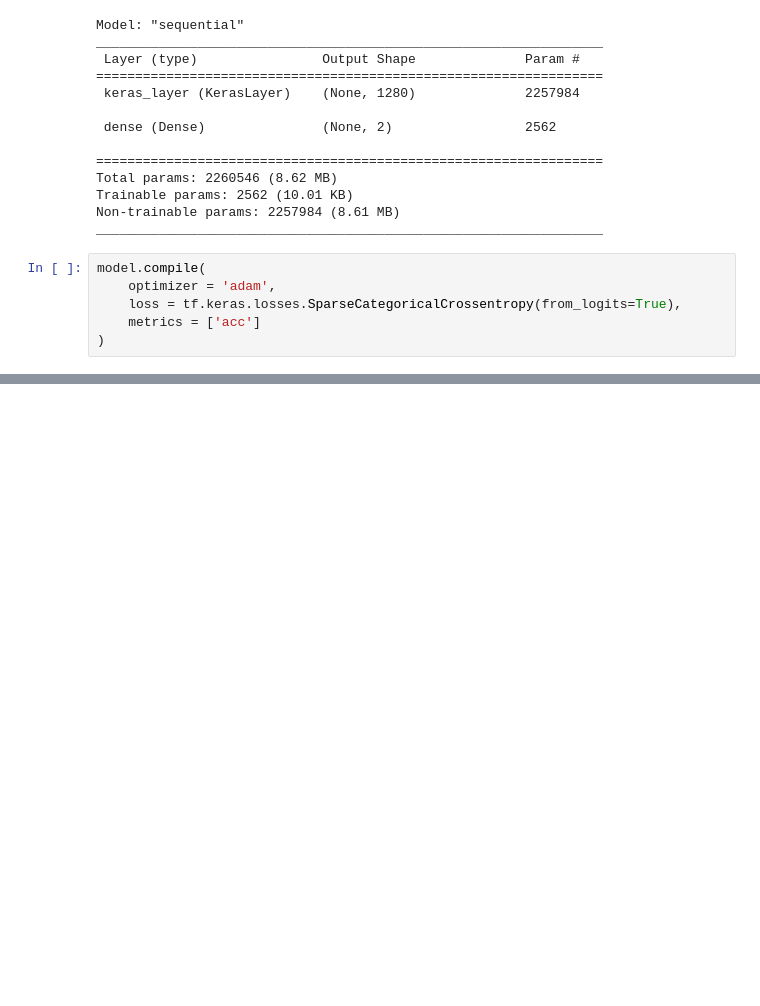
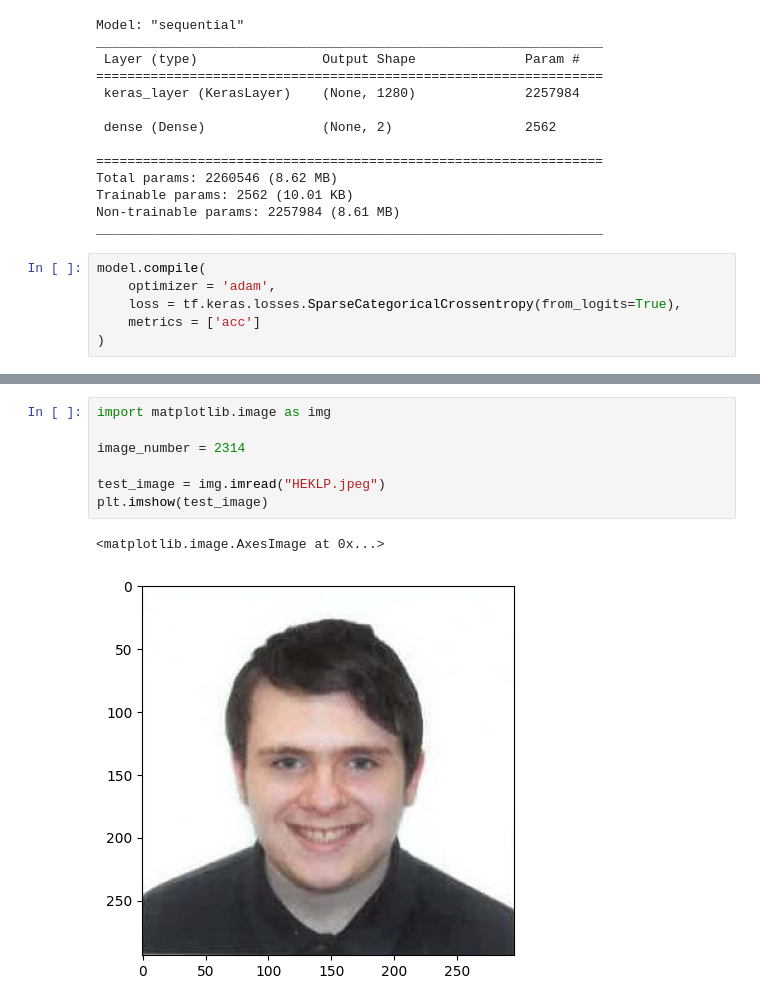
Before and after one commit to EthanSMorse/Unit-2B-Artifical-Intelligence, a Jupyter notebook: cat_v_dog.ipynb, the cells around one changed output, grey strips where cells are left out. Drawn from its saved outputs; the diff is of its cells as text; blank space fills up the shorter version.

```diff
--- a/cat_v_dog.ipynb
+++ b/cat_v_dog.ipynb
@@ -113,0 +130,10 @@ print('Accuracy:', acc)
+# %%
+import matplotlib.image as img
+
+image_number = 2314
+
+test_image = img.imread("HEKLP.jpeg")
+plt.imshow(test_image)
+# %% [output]
+<matplotlib.image.AxesImage at 0x...>
+[figure, added]
```
Also changed, not shown: parts of 3 cells of this notebook, 2 other files.
